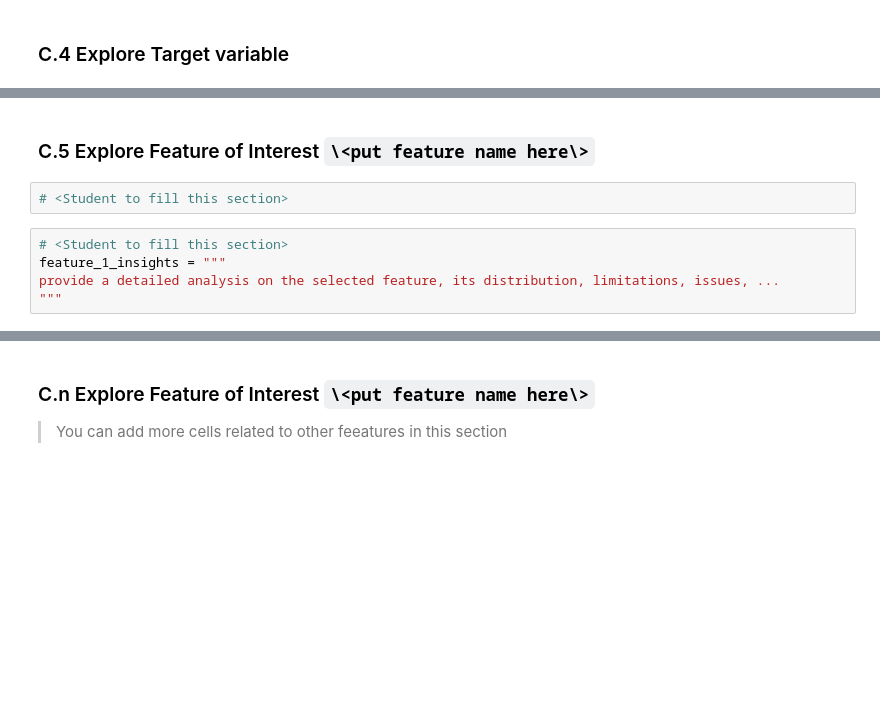
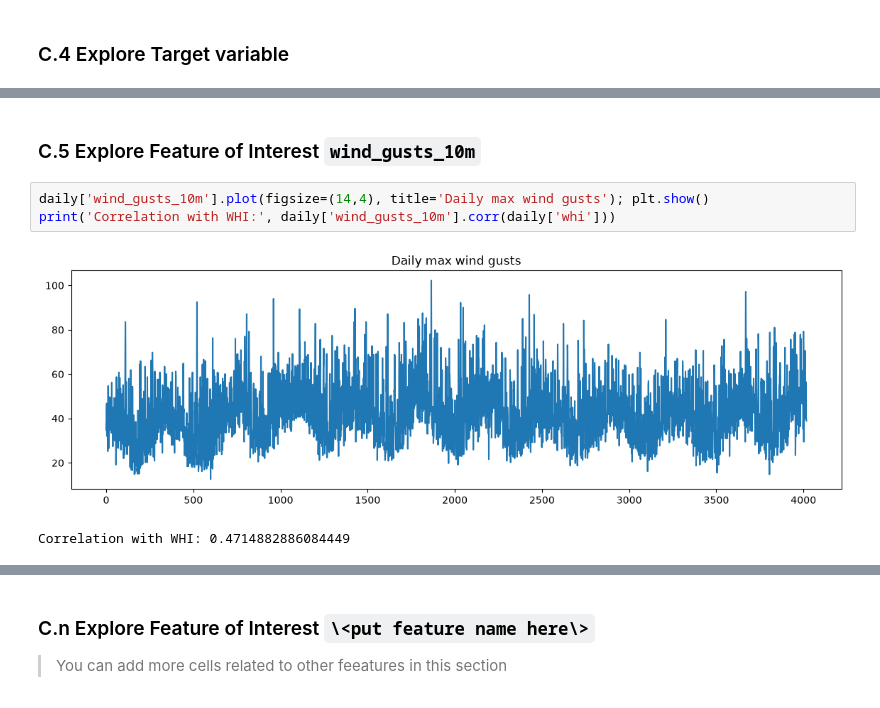
Before and after one commit to nandeeswari19-web/36120-26SP-AT2-25980436-experiments, a Jupyter notebook: notebooks/weather_hazard/36120-26SP-AT2-25980436-weather_hazard.ipynb, the cells around one changed output, grey strips where cells are left out. Drawn from its saved outputs; the diff is of its cells as text; blank space fills up the shorter version.

```diff
--- a/notebooks/weather_hazard/36120-26SP-AT2-25980436-weather_hazard.ipynb
+++ b/notebooks/weather_hazard/36120-26SP-AT2-25980436-weather_hazard.ipynb
@@ -107,9 +214,8 @@ print_tile(size="h3", key='target_distribution_explanations', value=target_distr
 # %% [markdown]
-### C.5 Explore Feature of Interest `\<put feature name here\>`
+### C.5 Explore Feature of Interest `wind_gusts_10m`
-# %%
-# <Student to fill this section>
-# %%
-# <Student to fill this section>
-feature_1_insights = """
-provide a detailed analysis on the selected feature, its distribution, limitations, issues, ...
-"""
+# %%
+daily['wind_gusts_10m'].plot(figsize=(14,4), title='Daily max wind gusts'); plt.show()
+print('Correlation with WHI:', daily['wind_gusts_10m'].corr(daily['whi']))
+# %% [output]
+[figure, added]
+Correlation with WHI: 0.4714882886084449
```
Also changed, not shown: parts of 180 cells of this notebook, 3 other files.
